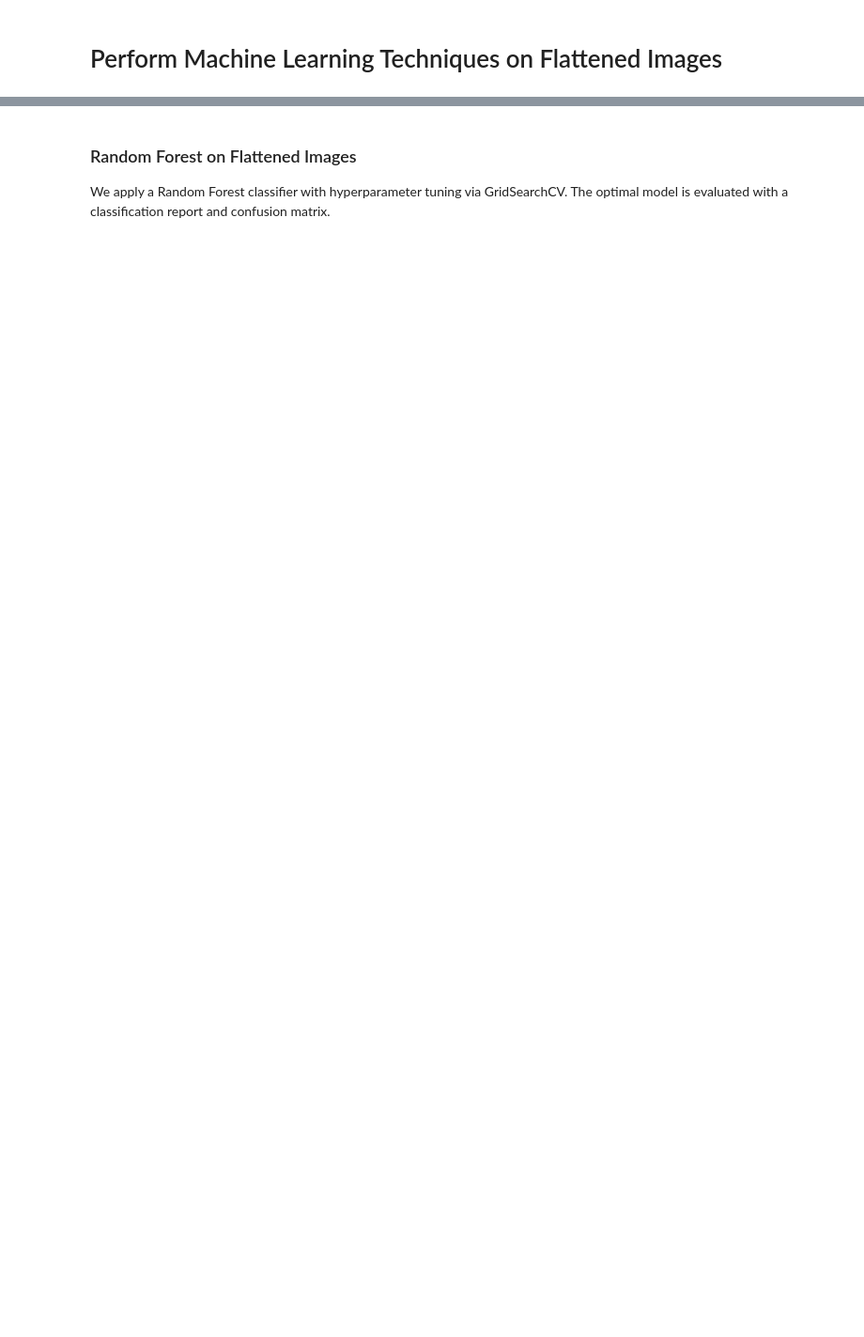
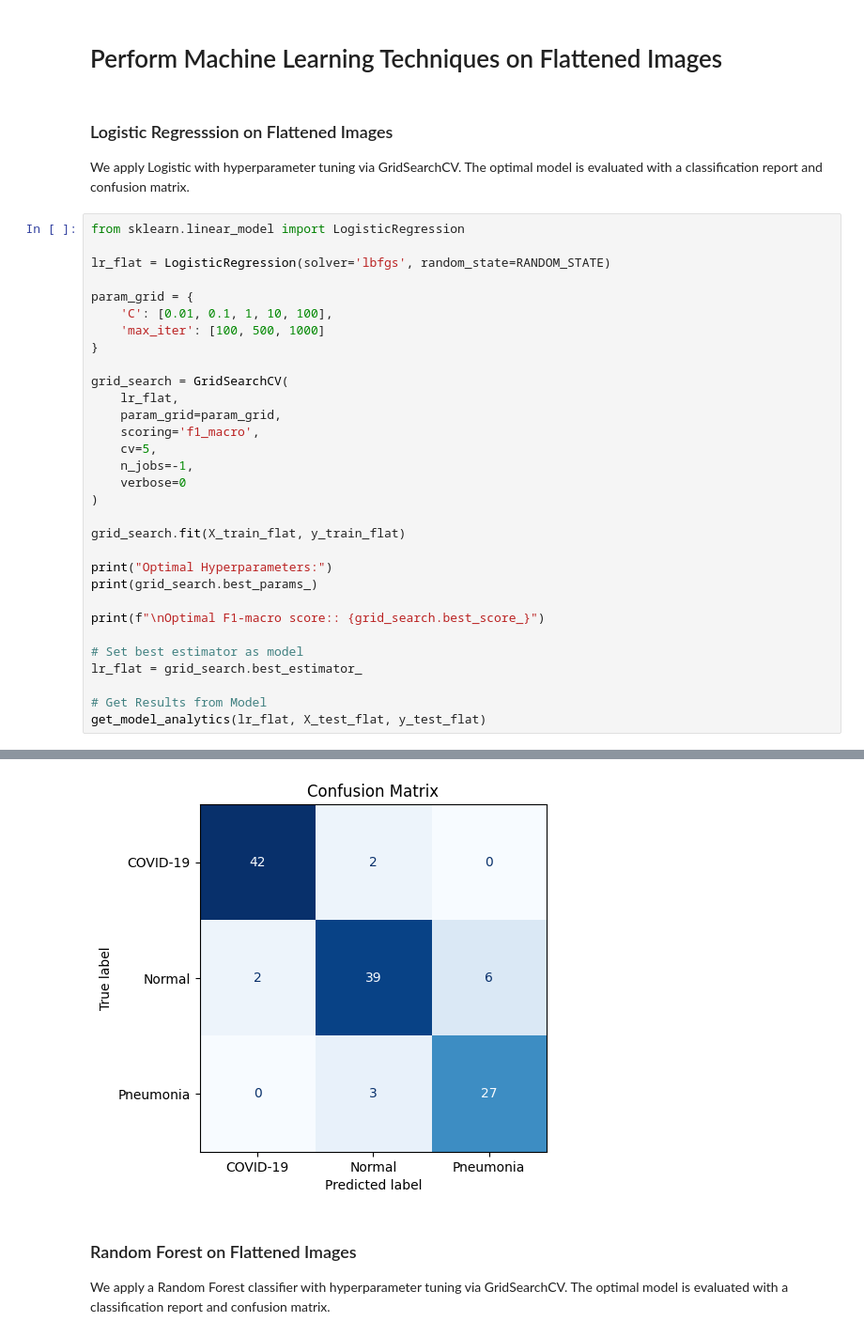
Before and after one commit to bdog18/ChestXRayClassifier, a Jupyter notebook: main.ipynb, the cells around one changed output, grey strips where cells are left out. Shown: that part at 94% size. Cells and saved outputs as stored; diff of their text form; blank space fills up the shorter version.

```diff
--- a/main.ipynb
+++ b/main.ipynb
@@ -272,2 +371,37 @@ X_test = StandardScaler().fit_transform(X_test)
 # %% [markdown]
 # Perform Machine Learning Techniques on Flattened Images
+# %% [markdown]
+### Logistic Regresssion on Flattened Images
+We apply Logistic with hyperparameter tuning via GridSearchCV. The optimal model is evaluated with a classification report and confusion matrix.
+# %%
+from sklearn.linear_model import LogisticRegression
+
+lr_flat = LogisticRegression(solver='lbfgs', random_state=RANDOM_STATE)
+
+param_grid = {
+    'C': [0.01, 0.1, 1, 10, 100],
+    'max_iter': [100, 500, 1000]
+}
+
+grid_search = GridSearchCV(
+    lr_flat,
+    param_grid=param_grid,
+    scoring='f1_macro',
+    cv=5,
+    n_jobs=-1,
+    verbose=0
+)
+
+grid_search.fit(X_train_flat, y_train_flat)
+
+print("Optimal Hyperparameters:")
+print(grid_search.best_params_)
+
+print(f"\nOptimal F1-macro score:: {grid_search.best_score_}")
+
+# Set best estimator as model
+lr_flat = grid_search.best_estimator_
+
+# Get Results from Model
+get_model_analytics(lr_flat, X_test_flat, y_test_flat)
+# %% [output]
@@ -274,3 +425,4 @@ X_test = StandardScaler().fit_transform(X_test)
+[figure, added]
 # %% [markdown]
 ### Random Forest on Flattened Images
 We apply a Random Forest classifier with hyperparameter tuning via GridSearchCV. The optimal model is evaluated with a classification report and confusion matrix.
```
Also changed, not shown: parts of 37 cells of this notebook.
